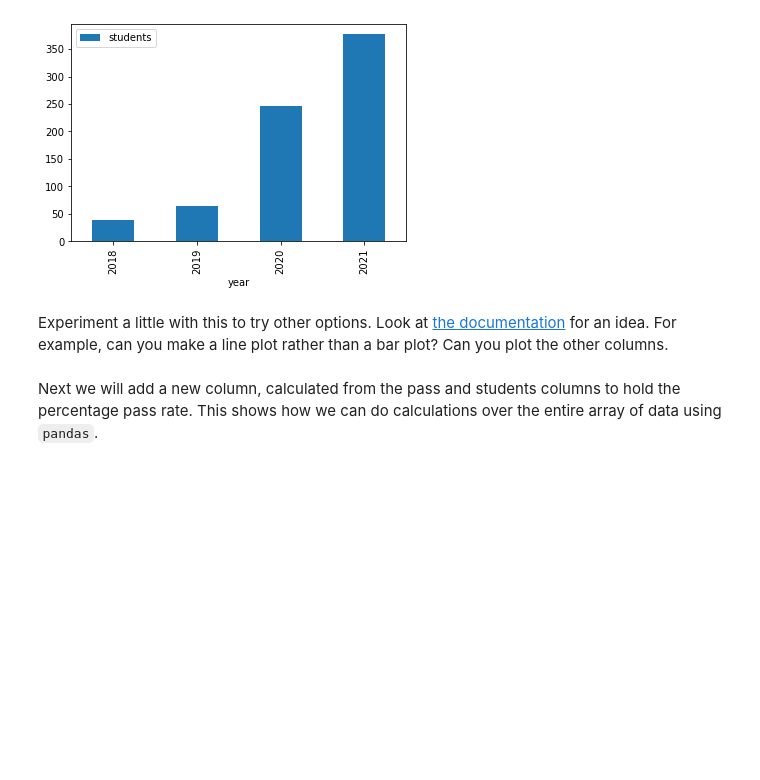
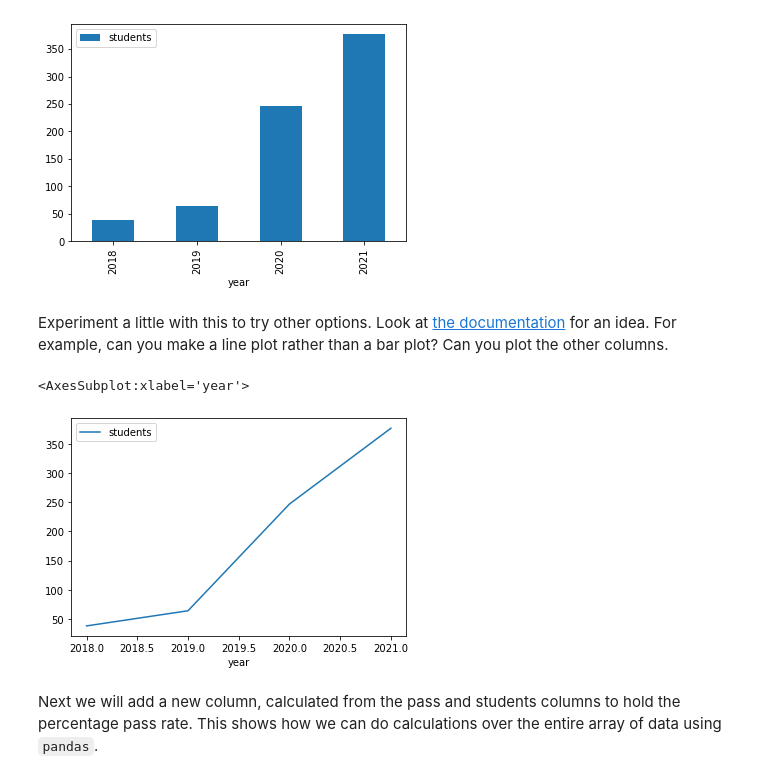
Before and after one commit to fuleshwari13/Practical-Workshops, a Jupyter notebook: Workshop Week 1.ipynb, the cells around one changed output. Cells and saved outputs as stored; diff of their text form; code cells hidden in the pictures; blank space fills up the shorter version.

```diff
--- a/Workshop Week 1.ipynb
+++ b/Workshop Week 1.ipynb
@@ -123,6 +156,10 @@ classdata.plot(kind='bar', x='year', y='students')
 Experiment a little with this to try other options. Look at [the documentation](https://pandas.pydata.org/pandas-docs/stable/user_guide/visualization.html) for an idea. For example, can you make a line plot rather than a bar plot? Can you plot the other columns.
 # %%
 # your code here for a different plot
+classdata.plot(kind='line', x='year', y='students')
+# %% [output]
+<AxesSubplot:xlabel='year'>
+[figure, added]
 # %% [markdown]
 Next we will add a new column, calculated from the pass and students columns to hold the percentage pass rate.  This shows how we can do calculations over the entire array of data using `pandas`.
 # %%
```
Also changed, not shown: parts of 9 cells of this notebook.
